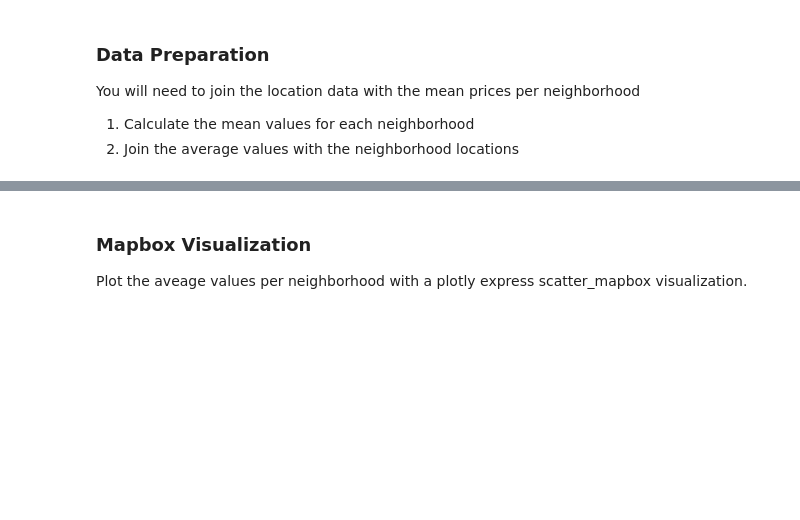
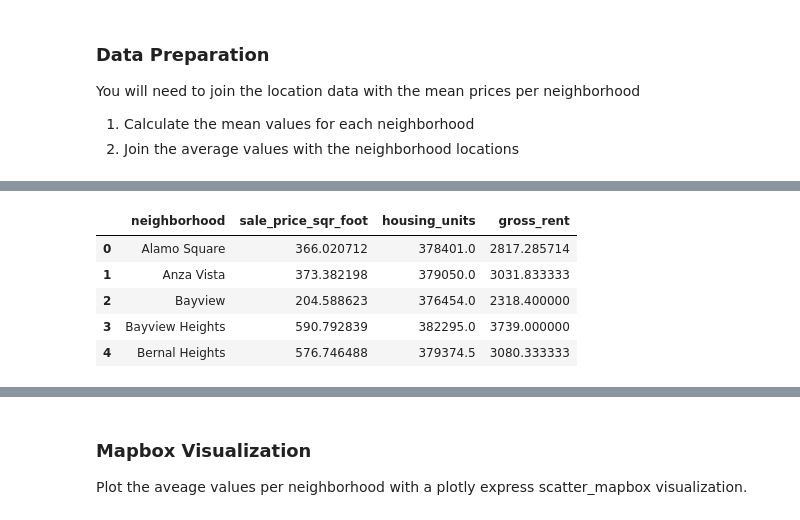
Before and after one commit to GonzaloGarciaContreras/06_PyViz_SFO_Analysis_Dashboard, a Jupyter notebook: ggc_rental_analysis.ipynb, the cells around one changed output, grey strips where cells are left out. Drawn from its saved outputs; the diff is of its cells as text; code cells hidden in the pictures; blank space fills up the shorter version.

```diff
--- a/ggc_rental_analysis.ipynb
+++ b/ggc_rental_analysis.ipynb
@@ -325,2 +284,13 @@ You will need to join the location data with the mean prices per neighborhood
+# %%
+#neighborhood_mean = sfo_data.groupby('neighborhood').mean().sort_values(by=['sale_price_sqr_foot'],axis=0,ascending=False).reset_index()
+neighborhood_mean = sfo_data.groupby('neighborhood').mean().reset_index()
+neighborhood_mean.head()
+# %% [output]
+|  | neighborhood | sale_price_sqr_foot | housing_units | gross_rent |
+| 0 | Alamo Square | 366.020712 | 378401.0 | 2817.285714 |
+| 1 | Anza Vista | 373.382198 | 379050.0 | 3031.833333 |
+| 2 | Bayview | 204.588623 | 376454.0 | 2318.400000 |
+| 3 | Bayview Heights | 590.792839 | 382295.0 | 3739.000000 |
+| 4 | Bernal Heights | 576.746488 | 379374.5 | 3080.333333 |
 # %%
 # Join the average values with the neighborhood locations
```
Also changed, not shown: parts of 13 cells of this notebook.
